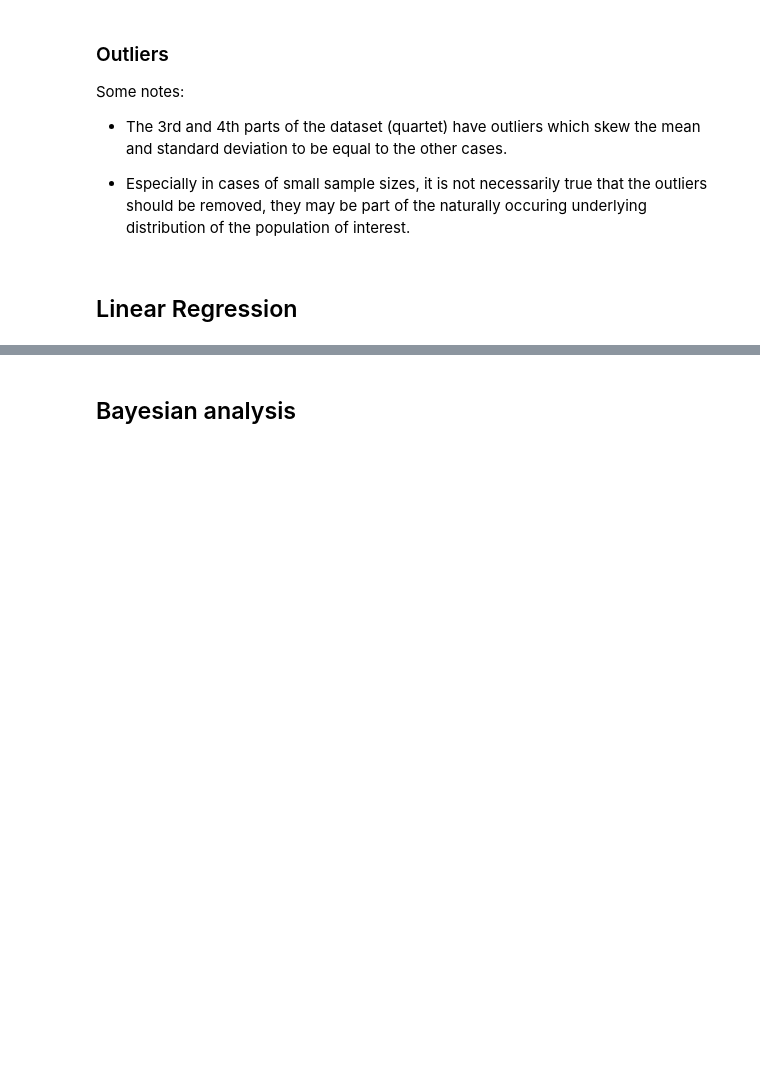
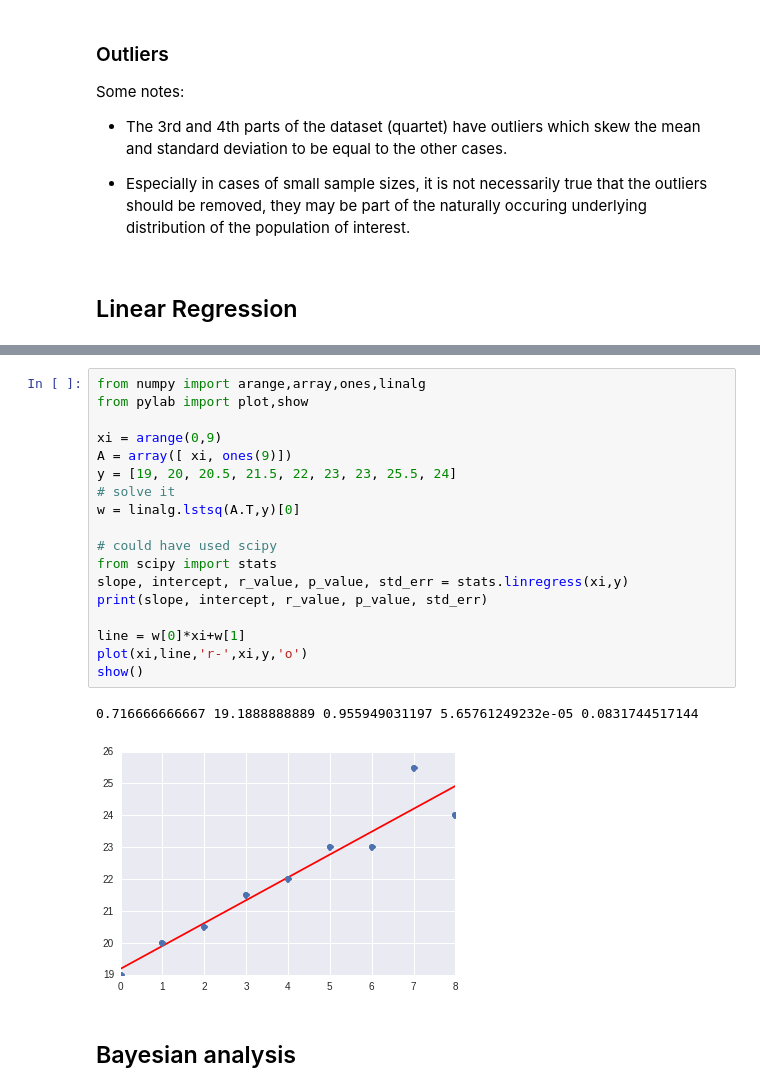
Before and after one commit to matthewmacleod/mkm_notebooks, a Jupyter notebook: anscombes.ipynb, the cells around one changed output, grey strips where cells are left out. Saved outputs shown, nothing was run; the diff lists cells and outputs as text; blank space fills up the shorter version.

```diff
--- a/anscombes.ipynb
+++ b/anscombes.ipynb
@@ -159,3 +174,24 @@ Some notes:
+# %%
+from numpy import arange,array,ones,linalg
+from pylab import plot,show
+
+xi = arange(0,9)
+A = array([ xi, ones(9)])
+y = [19, 20, 20.5, 21.5, 22, 23, 23, 25.5, 24]
+# solve it
+w = linalg.lstsq(A.T,y)[0]
+
+# could have used scipy
+from scipy import stats
+slope, intercept, r_value, p_value, std_err = stats.linregress(xi,y)
+print(slope, intercept, r_value, p_value, std_err)
+
+line = w[0]*xi+w[1]
+plot(xi,line,'r-',xi,y,'o')
+show()
+# %% [output]
+0.716666666667 19.1888888889 0.955949031197 5.65761249232e-05 0.0831744517144
+[figure, added]
 # %% [markdown]
 ## Bayesian analysis
 # %% [markdown]
```
Also changed, not shown: parts of 4 cells of this notebook.
